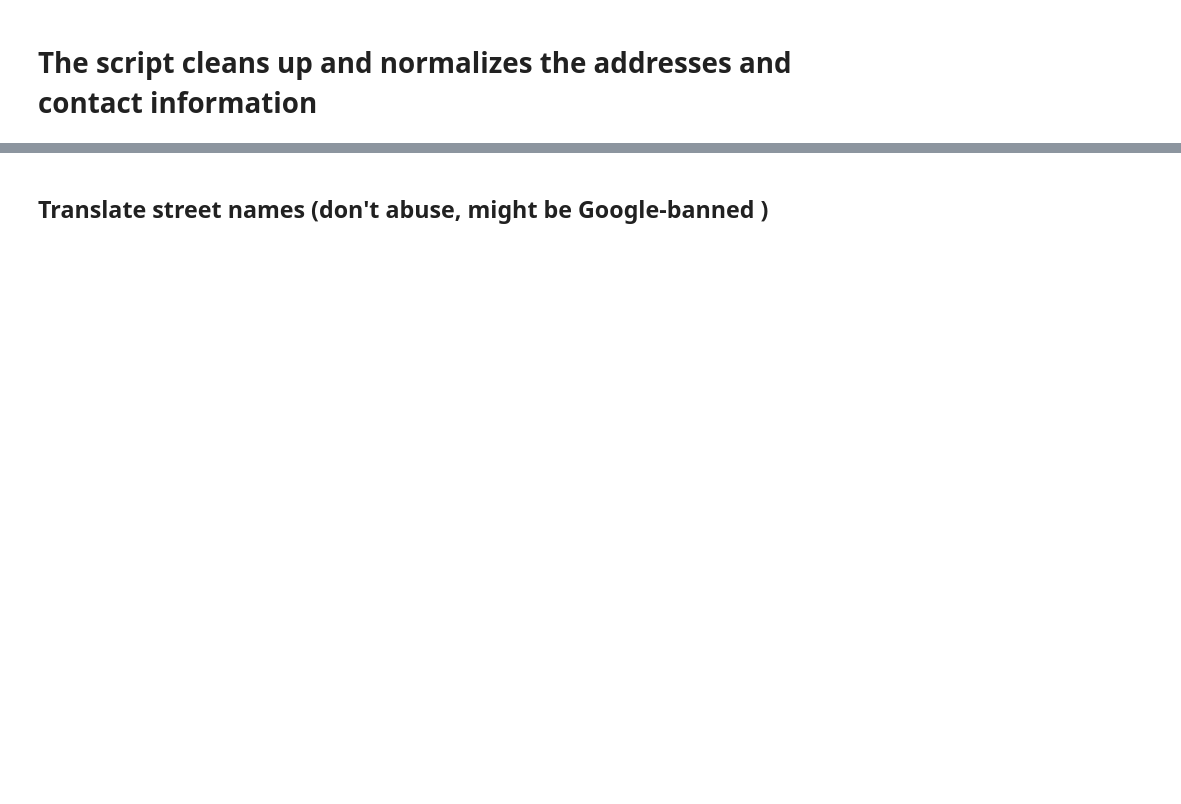
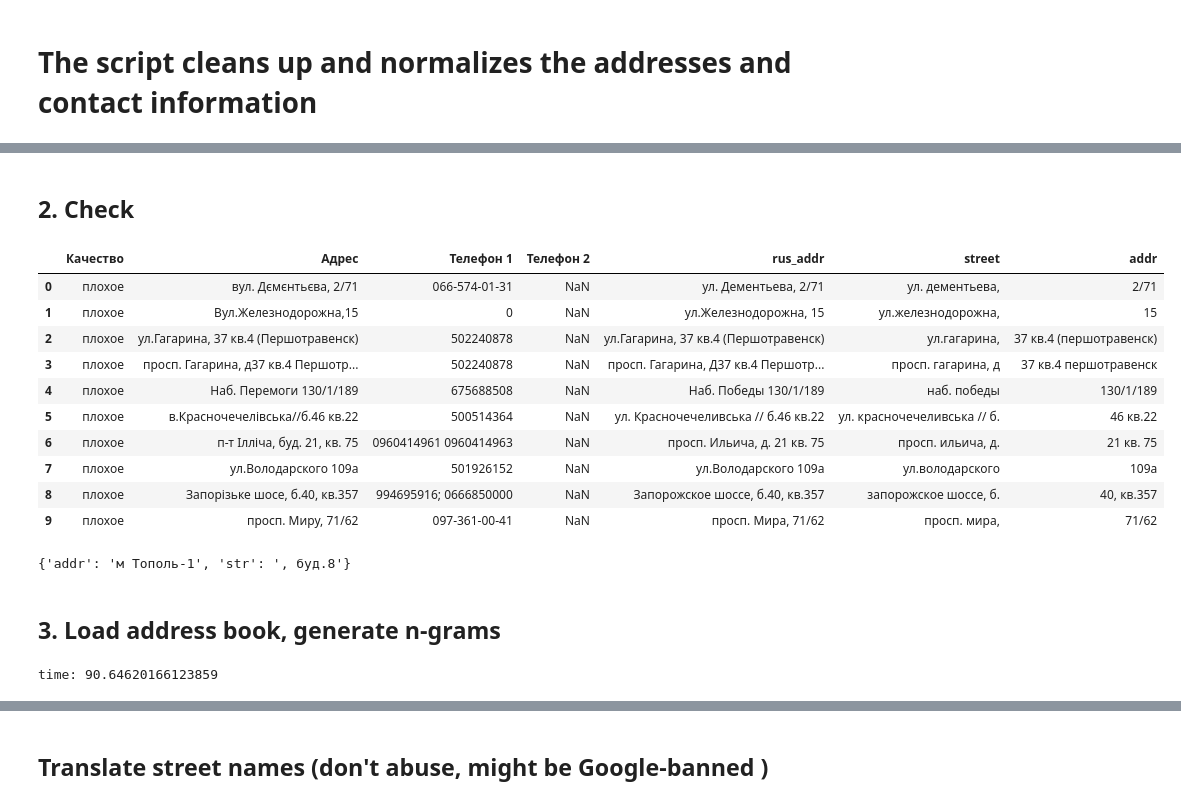
Before and after one commit to volisoft/massive_matcher, a Jupyter notebook: ukrop - data cleanup.ipynb, the cells around one changed output, grey strips where cells are left out. Saved outputs shown, nothing was run; the diff lists cells and outputs as text; code cells hidden in the pictures; blank space fills up the shorter version.

```diff
--- a/ukrop - data cleanup.ipynb
+++ b/ukrop - data cleanup.ipynb
@@ -79,0 +77,52 @@ raw_data.head(10)
+# %% [markdown]
+## 2. Check
+# %%
+import random
+
+def some(x, n):
+    return x.ix[random.sample(x.index, n)]
+
+raw_data = some(raw_data, 300)
+raw_data.head(10)
+# %% [output]
+|  | Качество | Адрес | Телефон 1 | Телефон 2 | rus_addr | street | addr |
+| 0 | плохое | вул. Дємєнтьєва, 2/71 | 066-574-01-31 | NaN | ул. Дементьева, 2/71 | ул. дементьева, | 2/71 |
+| 1 | плохое | Вул.Железнодорожна,15 | 0 | NaN | ул.Железнодорожна, 15 | ул.железнодорожна, | 15 |
+| 2 | плохое | ул.Гагарина, 37 кв.4 (Першотравенск) | 502240878 | NaN | ул.Гагарина, 37 кв.4 (Першотравенск) | ул.гагарина, | 37 кв.4 (першотравенск) |
+| 3 | плохое | просп. Гагарина, д37 кв.4 Першотр... | 502240878 | NaN | просп. Гагарина, Д37 кв.4 Першотр... | просп. гагарина, д | 37 кв.4 першотравенск |
+| 4 | плохое | Наб. Перемоги 130/1/189 | 675688508 | NaN | Наб. Победы 130/1/189 | наб. победы | 130/1/189 |
+| 5 | плохое | в.Красночечелівська//б.46 кв.22 | 500514364 | NaN | ул. Красночечеливська // б.46 кв.22 | ул. красночечеливська // б. | 46 кв.22 |
+| 6 | плохое | п-т Ілліча, буд. 21, кв. 75 | 0960414961 0960414963 | NaN | просп. Ильича, д. 21 кв. 75 | просп. ильича, д. | 21 кв. 75 |
+| 7 | плохое | ул.Володарского 109а | 501926152 | NaN | ул.Володарского 109а | ул.володарского | 109а |
+| 8 | плохое | Запорізьке шосе, б.40, кв.357 | 994695916; 0666850000 | NaN | Запорожское шоссе, б.40, кв.357 | запорожское шоссе, б. | 40, кв.357 |
+| 9 | плохое | просп. Миру, 71/62 | 097-361-00-41 | NaN | просп. Мира, 71/62 | просп. мира, | 71/62 |
+# %%
+import re
+
+s = ["Т-1, буд.8,кв.3", "Т 1, буд.8,кв.3", "Т-2, буд.8,кв.3", "Тополь-1, буд.8,кв.3",
+     "тополь 1, буд.8,кв.3", "ж.м Тополь-1, буд.8,кв.3", "ж.м Тополь    1, буд.8,кв.3"]
+
+topol_regex = re.compile(r'(?P<street>.*Т[\-\s]*\d|.*Тополь[\-\s]*\d)(?P<addr>.*)')
+split_addr_regex_named = re.compile(r'^(?P<street>\D*)(?P<addr>.*)$')
+
+x = "ж.м Тополь-1, буд.8"
+f = topol_regex.search(x, re.I)
+if (f):
+    f.groupdict()
+else:
+    f = split_addr_regex_named.search.search(x)
+# %% [output]
+{'addr': 'м Тополь-1', 'str': ', буд.8'}
+# %% [markdown]
+## 3. Load address book, generate n-grams
+# %%
+import time
+
+start = time.clock()
+
+addr_book = pd.read_excel('address_book.xlsx', header=1, encoding='utf-8')
+addr_book['street_lower'] = addr_book.Улица.str.lower()
+
+print('time: ' + str(time.clock() - start))
+# %% [output]
+time: 90.64620166123859
```
Also changed, not shown: parts of 22 cells of this notebook, 4 other files.
